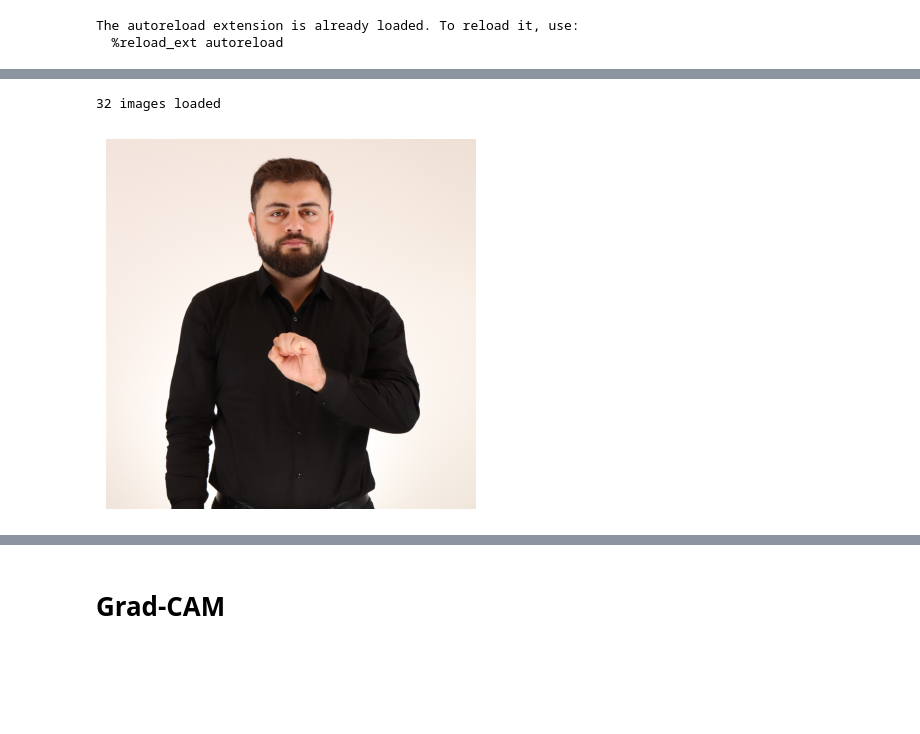
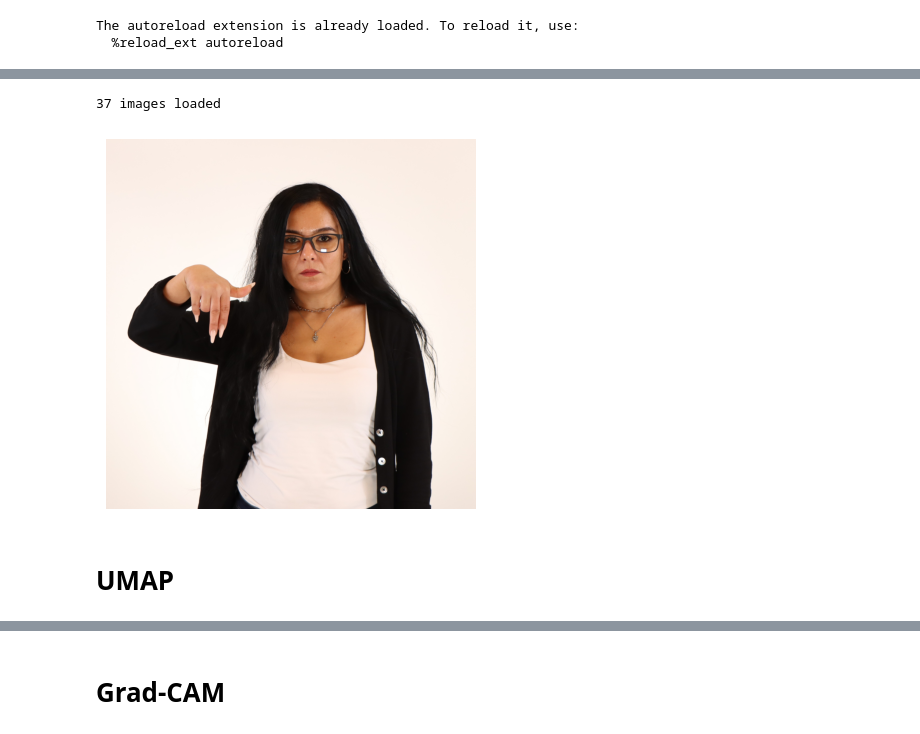
Before and after one commit to ADA-SITE-JML/gesture_face_features, a Jupyter notebook: code/feature_visualization.ipynb, the cells around one changed output, grey strips where cells are left out. Cells and saved outputs as stored; diff of their text form; code cells hidden in the pictures; blank space fills up the shorter version.

Commit message:
umap

```diff
--- a/code/feature_visualization.ipynb
+++ b/code/feature_visualization.ipynb
@@ -55,11 +63,12 @@ participants = {
 test_imgs = [2919, 2871, 2325, 2287, 1646, 1539]
 # %%
 # Secondary configurations
-letter = available_letters[0]
+letter = available_letters[:]
 img_type = 'sign'
+img_count = None
 
 # Model configurations
-model_name = available_models[3]
+model_name = available_models[2]
 input_dim = (224, 224) # default
 model = None
 include_top = True
@@ -95,14 +129,16 @@ efficientnetb0 loaded
 # %%
 # Loading data
-folder_paths, img_paths = get_paths(os.path.join(PATH, 'samples', img_type), letter)
+folder_paths, img_paths, labels, img_numbers = get_paths(os.path.join(PATH, 'samples', img_type), letter, img_count=img_count, img_numbers_list=participants[0])
 imgs = load_imgs(img_paths)
 # %% [output]
-32 images loaded
+37 images loaded
 # %%
 # Testing
-img = imgs[10]
+img = imgs[9]
 plt.imshow(img)
 plt.axis('off')
 plt.show()
 # %% [output]
-[figure, old version]
+[figure, new version]
+# %% [markdown]
+# UMAP
```
Also changed, not shown: parts of 32 cells of this notebook, 2 other files.
